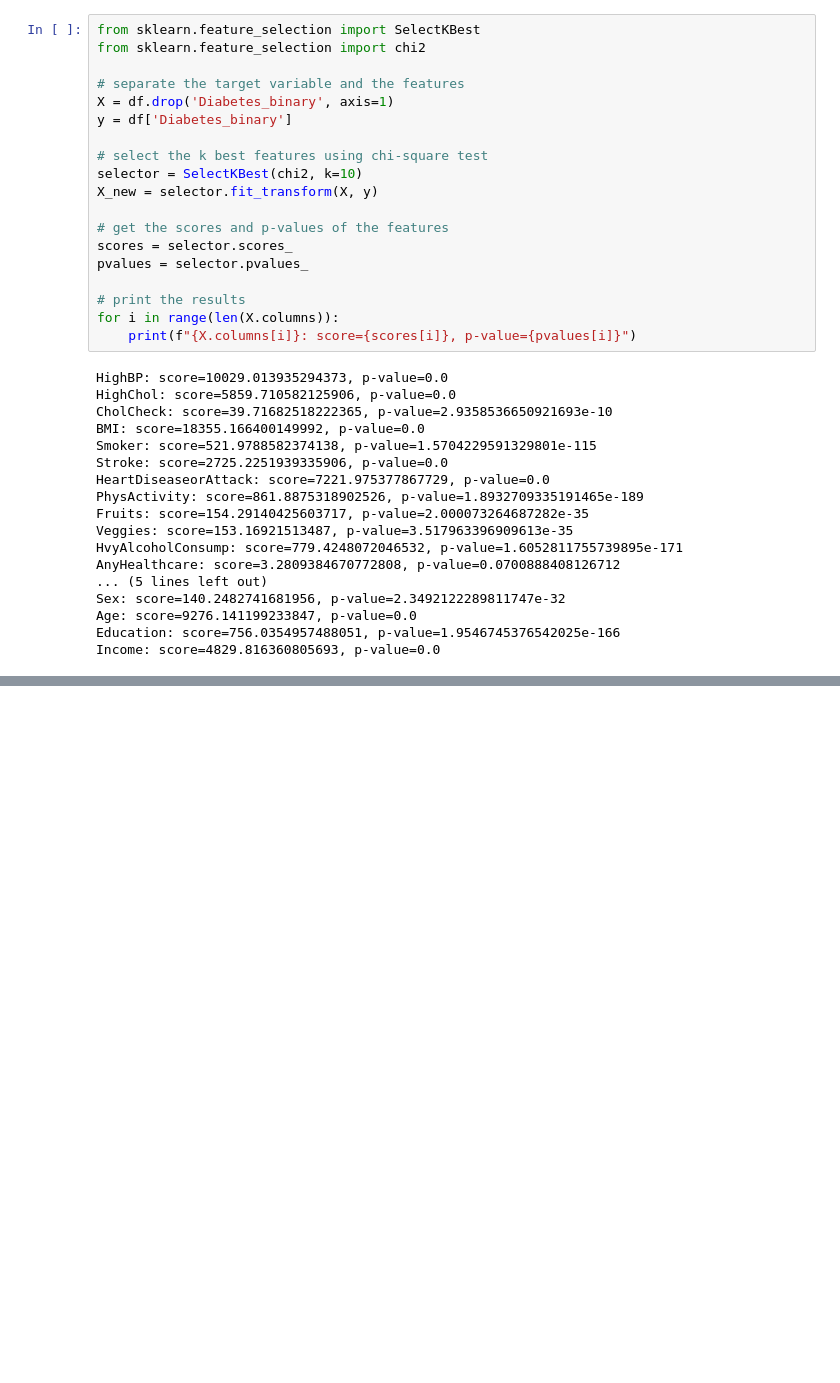
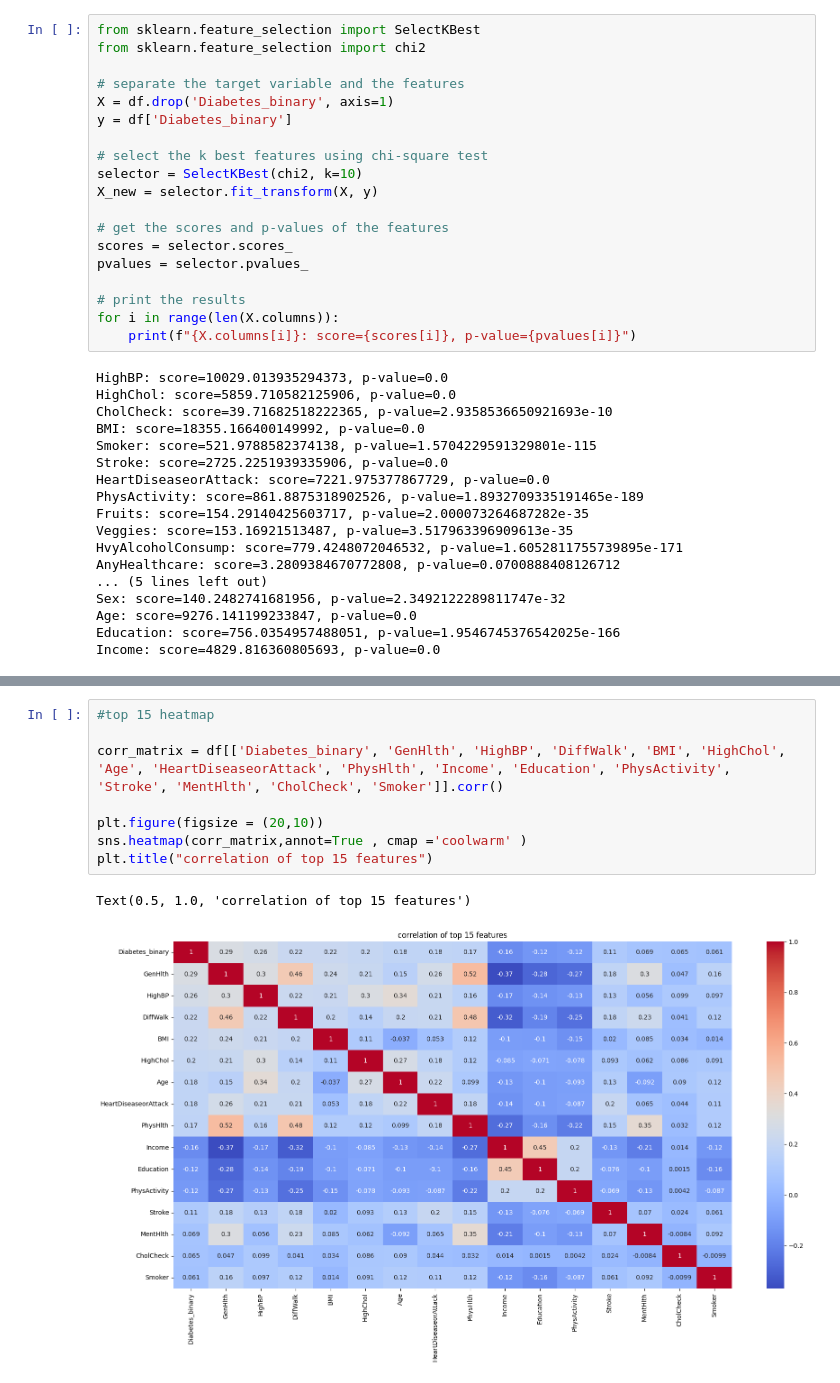
Before and after one commit to IbrahimNabid/Breast-Cancer-Data-Analysis, a Jupyter notebook: Diabetas_Data_Analysis_Feature.ipynb, the cells around one changed output, grey strips where cells are left out. Drawn from its saved outputs; the diff is of its cells as text; blank space fills up the shorter version.

```diff
--- a/Diabetas_Data_Analysis_Feature.ipynb
+++ b/Diabetas_Data_Analysis_Feature.ipynb
@@ -445,0 +463,11 @@ print(top_15)
+# %%
+#top 15 heatmap
+
+corr_matrix = df[['Diabetes_binary', 'GenHlth', 'HighBP', 'DiffWalk', 'BMI', 'HighChol', 'Age', 'HeartDiseaseorAttack', 'PhysHlth', 'Income', 'Education', 'PhysActivity', 'Stroke', 'MentHlth', 'CholCheck', 'Smoker']].corr()
+
+plt.figure(figsize = (20,10))
+sns.heatmap(corr_matrix,annot=True , cmap ='coolwarm' )
+plt.title("correlation of top 15 features")
+# %% [output]
+Text(0.5, 1.0, 'correlation of top 15 features')
+[figure, added]
```
Also changed, not shown: parts of 5 cells of this notebook.
